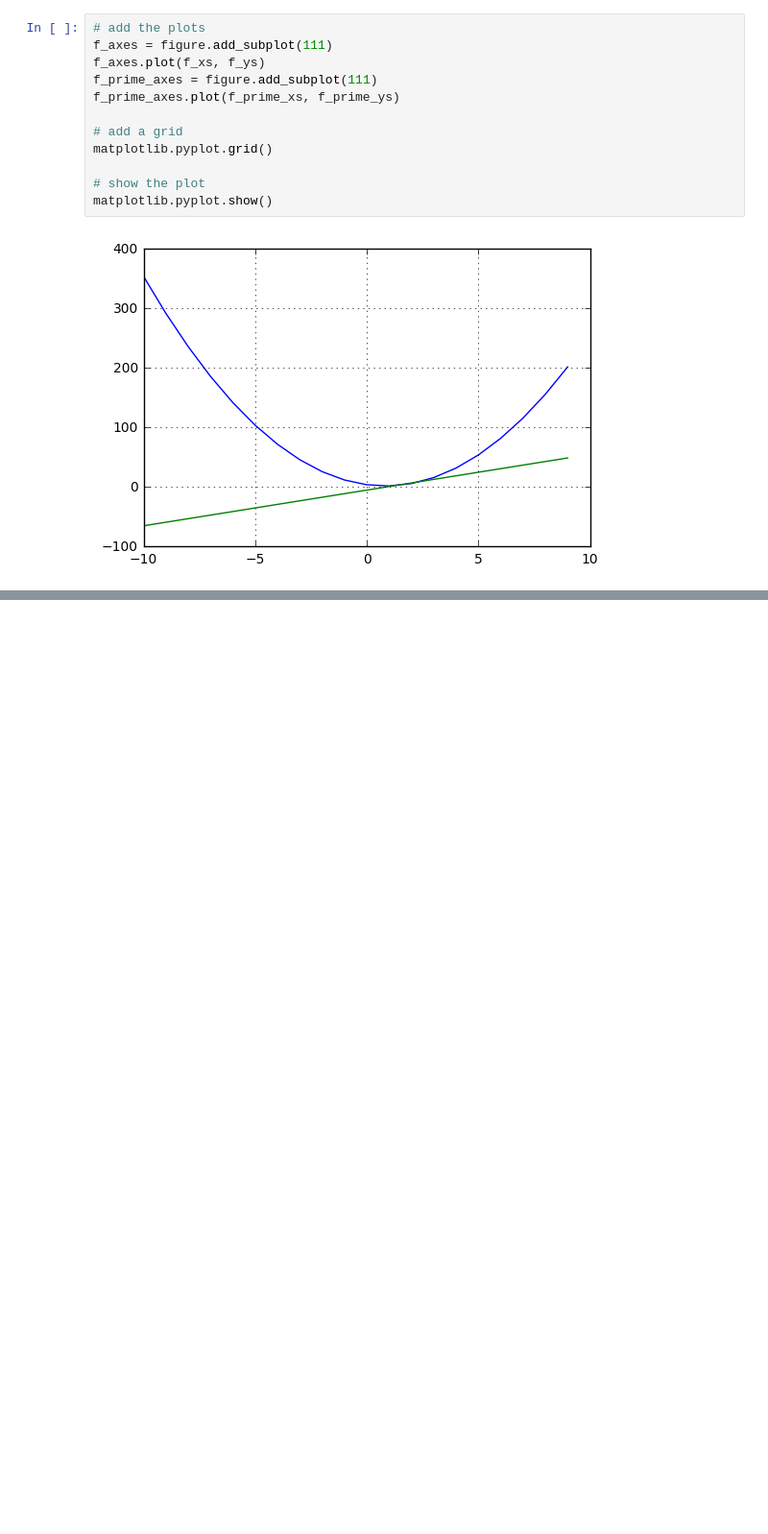
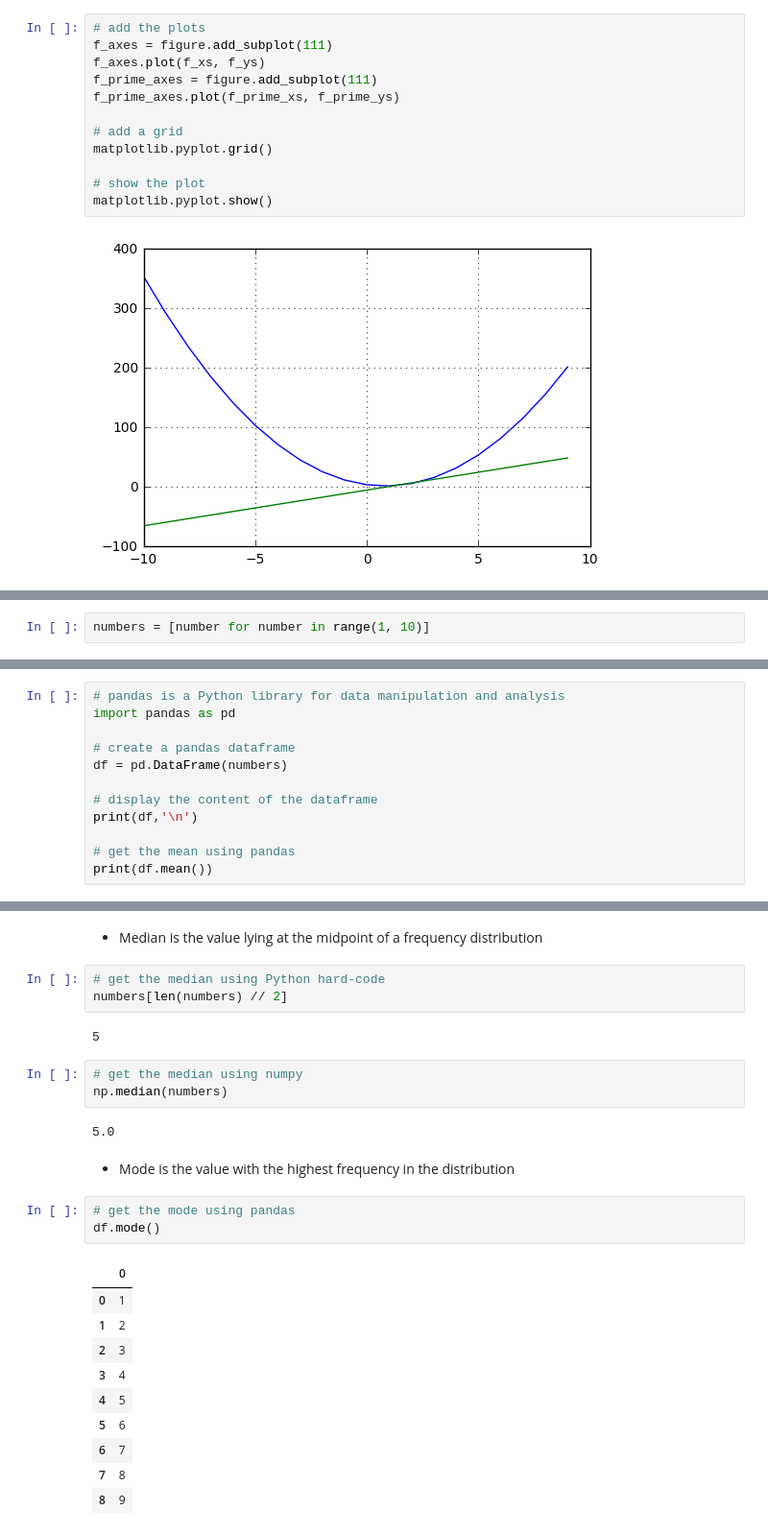
Before and after one commit to Deeptradingfx/tensorflow-training, a Jupyter notebook: getting-started/Pre-requisite Mathematics.ipynb, the cells around one changed output, grey strips where cells are left out. Shown: that part at 96% size. Drawn from its saved outputs; the diff is of its cells as text; blank space fills up the shorter version.

```diff
--- a/getting-started/Pre-requisite Mathematics.ipynb
+++ b/getting-started/Pre-requisite Mathematics.ipynb
@@ -100,0 +167,2 @@ matplotlib.pyplot.show()
+# %%
+numbers = [number for number in range(1, 10)]
@@ -100,0 +365,12 @@ matplotlib.pyplot.show()
+# %%
+# pandas is a Python library for data manipulation and analysis
+import pandas as pd
+
+# create a pandas dataframe
+df = pd.DataFrame(numbers)
+
+# display the content of the dataframe
+print(df,'\n')
+
+# get the mean using pandas
+print(df.mean())
@@ -100,0 +391,28 @@ matplotlib.pyplot.show()
+# %% [markdown]
+* Median is the value lying at the midpoint of a frequency distribution
+# %%
+# get the median using Python hard-code
+numbers[len(numbers) // 2]
+# %% [output]
+5
+# %%
+# get the median using numpy
+np.median(numbers)
+# %% [output]
+5.0
+# %% [markdown]
+* Mode is the value with the highest frequency in the distribution
+# %%
+# get the mode using pandas
+df.mode()
+# %% [output]
+|  | 0 |
+| 0 | 1 |
+| 1 | 2 |
+| 2 | 3 |
+| 3 | 4 |
+| 4 | 5 |
+| 5 | 6 |
+| 6 | 7 |
+| 7 | 8 |
+| 8 | 9 |
```
Also changed, not shown: parts of 70 cells of this notebook, 1 other file.
